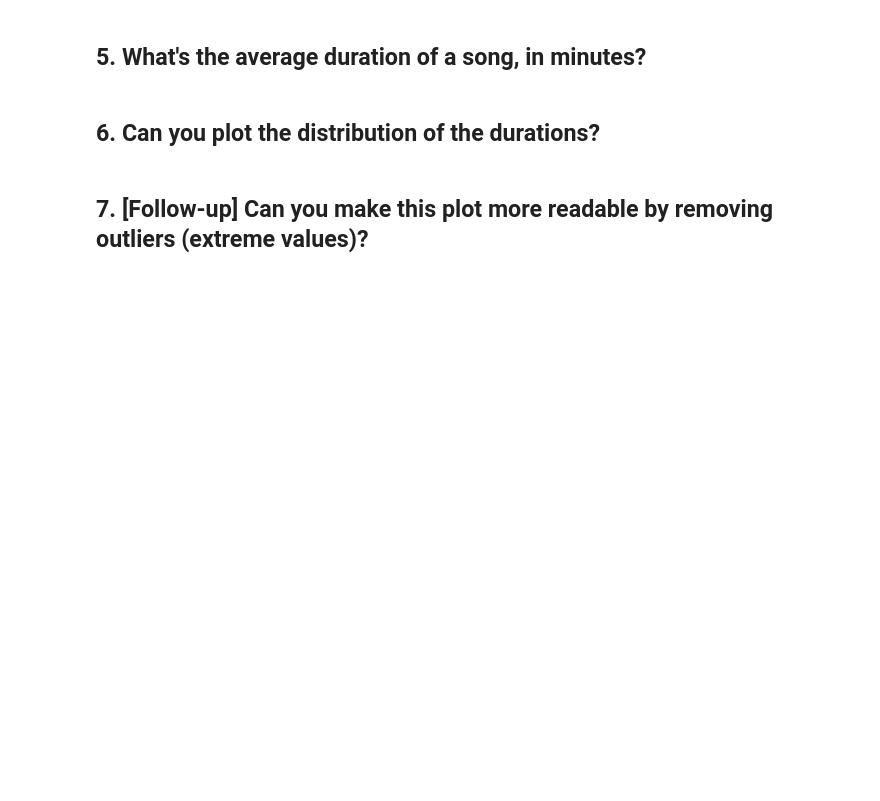
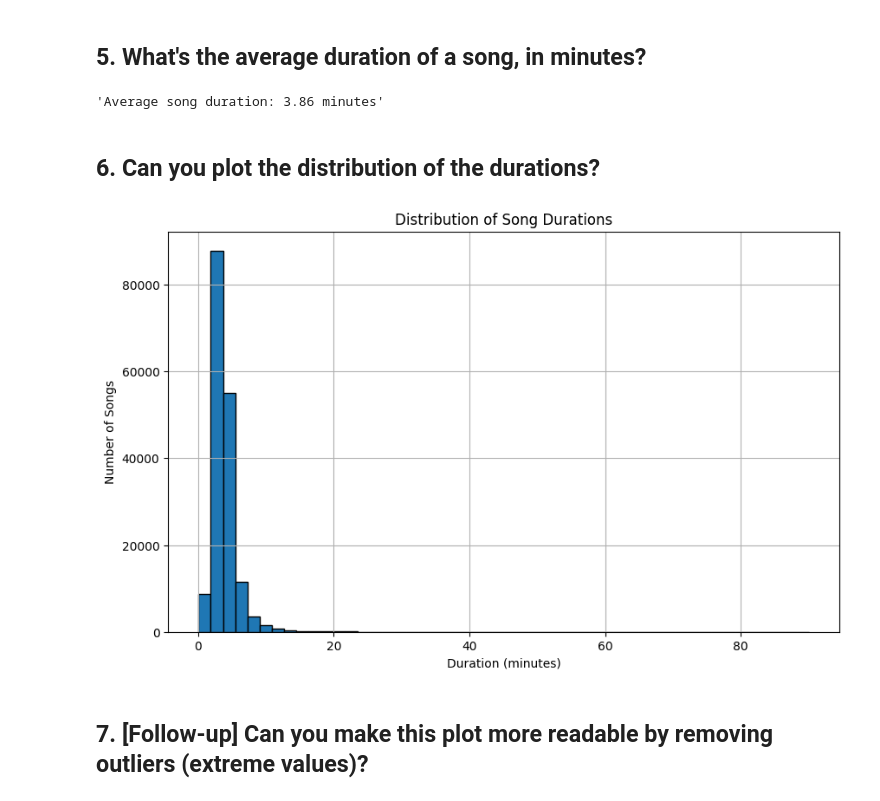
Before and after one commit to Dara-Smith/landing, a Jupyter notebook: spotify-project.ipynb, the cells around one changed output. Cells and saved outputs as stored; diff of their text form; code cells hidden in the pictures; blank space fills up the shorter version.

```diff
--- a/spotify-project.ipynb
+++ b/spotify-project.ipynb
@@ -73,2 +75,7 @@ AttributeError: 'numpy.ndarray' object has no attribute 'value_counts'
+# %%
+average_duration = (df['duration_ms'] / 60000).mean()
+(f"Average song duration: {average_duration:.2f} minutes")
+# %% [output]
+'Average song duration: 3.86 minutes'
 # %% [markdown]
 ## 6. Can you plot the distribution of the durations?
@@ -77,2 +82,13 @@ AttributeError: 'numpy.ndarray' object has no attribute 'value_counts'
+# %%
+df['duration_min'] = df['duration_ms'] / 60000
+plt.figure(figsize=(10, 6))
+plt.hist(df['duration_min'], bins=50, edgecolor='black')
+plt.title('Distribution of Song Durations')
+plt.xlabel('Duration (minutes)')
+plt.ylabel('Number of Songs')
+plt.grid(True)
+plt.show()
+# %% [output]
+[figure, added]
 # %% [markdown]
 ## 7. [Follow-up] Can you make this plot more readable by removing outliers (extreme values)?
```
Also changed, not shown: parts of 14 cells of this notebook.
